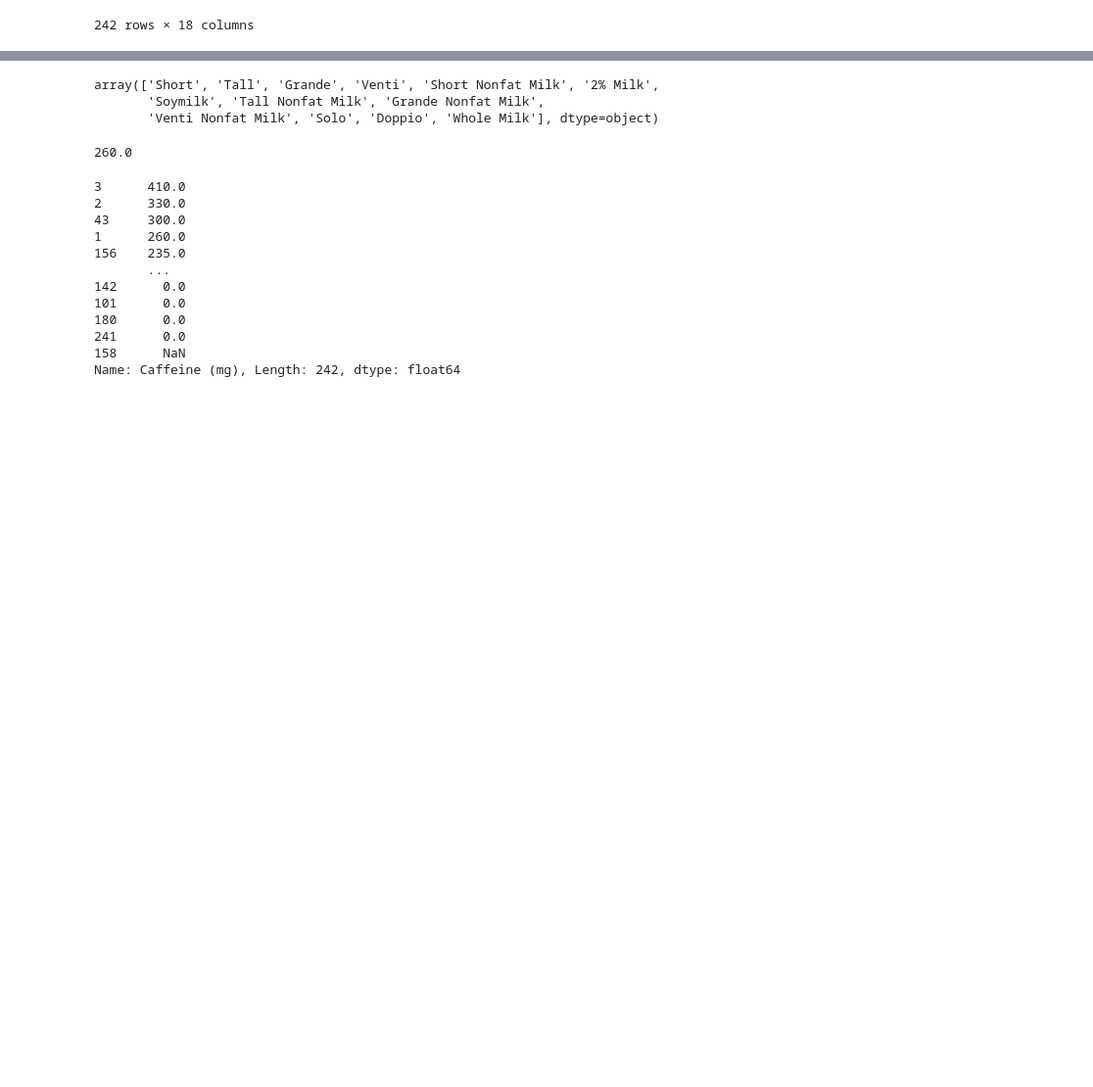
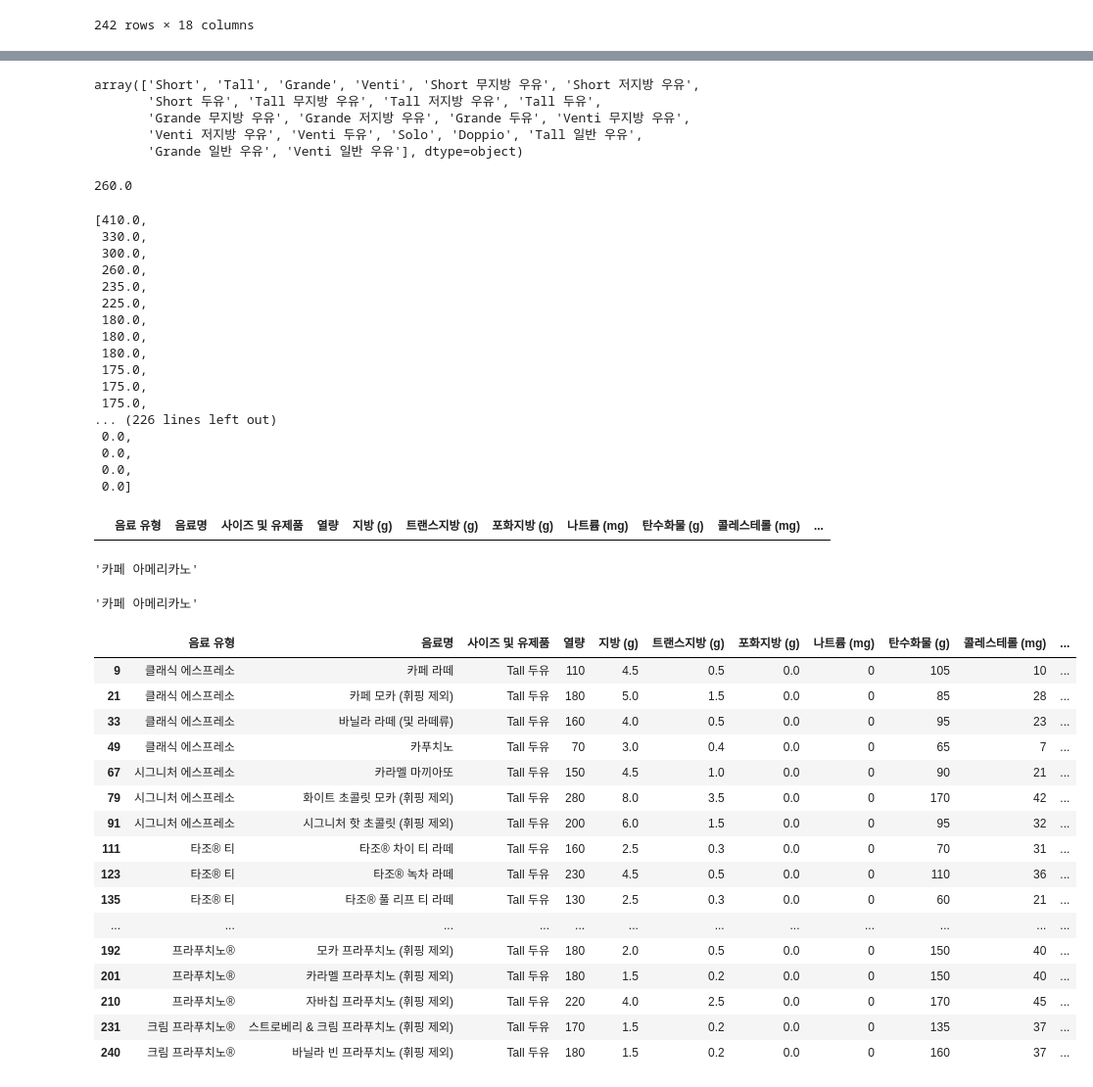
Before and after one commit to codekookiz/recom-starbucks-app, a Jupyter notebook: jupyter_notebook/menu_data.ipynb, the cells around one changed output, grey strips where cells are left out. Shown at 98% size. Cells and saved outputs as stored; diff of their text form; code cells hidden in the pictures; blank space fills up the shorter version.

```diff
--- a/jupyter_notebook/menu_data.ipynb
+++ b/jupyter_notebook/menu_data.ipynb
@@ -77,3 +104,3 @@ df_drink
 # %%
-df_drink.to_csv('../data/menu_data.csv', index=False)
+df_drink = pd.read_csv('../data/menu_data.csv')
 # %%
@@ -83,7 +110,9 @@ df_drink['Caffeine (mg)'].mean()
 # %%
-df_drink['Beverage_prep'].unique()
+df_drink['사이즈 및 유제품'].unique()
 # %% [output]
-array(['Short', 'Tall', 'Grande', 'Venti', 'Short Nonfat Milk', '2% Milk',
-       'Soymilk', 'Tall Nonfat Milk', 'Grande Nonfat Milk',
-       'Venti Nonfat Milk', 'Solo', 'Doppio', 'Whole Milk'], dtype=object)
+array(['Short', 'Tall', 'Grande', 'Venti', 'Short 무지방 우유', 'Short 저지방 우유',
+       'Short 두유', 'Tall 무지방 우유', 'Tall 저지방 우유', 'Tall 두유',
+       'Grande 무지방 우유', 'Grande 저지방 우유', 'Grande 두유', 'Venti 무지방 우유',
+       'Venti 저지방 우유', 'Venti 두유', 'Solo', 'Doppio', 'Tall 일반 우유',
+       'Grande 일반 우유', 'Venti 일반 우유'], dtype=object)
 # %%
@@ -91,17 +120,57 @@ df_drink.loc[(df_drink['Beverage'] == 'Brewed Coffee') & (df_drink['Beverage_pre
 # %% [output]
 260.0
+# %%
+df_drink = df_drink.loc[df_drink['사이즈 및 유제품'] == 'Tall', :]
 # %%
-caffeine_order = df_drink['Caffeine (mg)'].sort_values(ascending=False).values.tolist()
+caffeine_order = df_drink['카페인 (mg)'].sort_values(ascending=False).values.tolist()
+caffeine_order
 # %% [output]
-3      410.0
-2      330.0
-43     300.0
-1      260.0
-156    235.0
-       ...
-142      0.0
-101      0.0
-180      0.0
-241      0.0
-158      NaN
-Name: Caffeine (mg), Length: 242, dtype: float64
+[410.0,
+ 330.0,
+ 300.0,
+ 260.0,
+ 235.0,
+ 225.0,
+ 180.0,
+ 180.0,
+ 180.0,
+ 175.0,
+ 175.0,
+ 175.0,
+... (226 lines left out)
+ 0.0,
+ 0.0,
+ 0.0,
+ 0.0]
+# %%
+df_drink.loc[(df_drink['카페인 (mg)'] == caffeine_order[0]) & (df_drink['사이즈 및 유제품'] == 'Tall'), :]
+# %% [output]
+|  | 음료 유형 | 음료명 | 사이즈 및 유제품 | 열량 | 지방 (g) | 트랜스지방 (g) | 포화지방 (g) | 나트륨 (mg) | 탄수화물 (g) | 콜레스테롤 (mg) | ... |
+# %%
+df_drink.loc[(df_drink['카페인 (mg)'] == 150) & (df_drink['사이즈 및 유제품'] == 'Tall'), :].reset_index().iloc[0].to_frame().loc['음료명', :].values[0]
+# %% [output]
+'카페 아메리카노'
+# %%
+df_drink.loc[(df_drink['카페인 (mg)'] == 150) & (df_drink['사이즈 및 유제품'] == 'Tall'), :].reset_index().loc[0, '음료명':].values[0]
+# %% [output]
+'카페 아메리카노'
+# %%
+df_drink.loc[df_drink['사이즈 및 유제품'] == "Tall 두유", :]
+# %% [output]
+|  | 음료 유형 | 음료명 | 사이즈 및 유제품 | 열량 | 지방 (g) | 트랜스지방 (g) | 포화지방 (g) | 나트륨 (mg) | 탄수화물 (g) | 콜레스테롤 (mg) | ... |
+| 9 | 클래식 에스프레소 | 카페 라떼 | Tall 두유 | 110 | 4.5 | 0.5 | 0.0 | 0 | 105 | 10 | ... |
+| 21 | 클래식 에스프레소 | 카페 모카 (휘핑 제외) | Tall 두유 | 180 | 5.0 | 1.5 | 0.0 | 0 | 85 | 28 | ... |
+| 33 | 클래식 에스프레소 | 바닐라 라떼 (및 라떼류) | Tall 두유 | 160 | 4.0 | 0.5 | 0.0 | 0 | 95 | 23 | ... |
+| 49 | 클래식 에스프레소 | 카푸치노 | Tall 두유 | 70 | 3.0 | 0.4 | 0.0 | 0 | 65 | 7 | ... |
+| 67 | 시그니처 에스프레소 | 카라멜 마끼아또 | Tall 두유 | 150 | 4.5 | 1.0 | 0.0 | 0 | 90 | 21 | ... |
+| 79 | 시그니처 에스프레소 | 화이트 초콜릿 모카 (휘핑 제외) | Tall 두유 | 280 | 8.0 | 3.5 | 0.0 | 0 | 170 | 42 | ... |
+| 91 | 시그니처 에스프레소 | 시그니처 핫 초콜릿 (휘핑 제외) | Tall 두유 | 200 | 6.0 | 1.5 | 0.0 | 0 | 95 | 32 | ... |
+| 111 | 타조® 티 | 타조® 차이 티 라떼 | Tall 두유 | 160 | 2.5 | 0.3 | 0.0 | 0 | 70 | 31 | ... |
+| 123 | 타조® 티 | 타조® 녹차 라떼 | Tall 두유 | 230 | 4.5 | 0.5 | 0.0 | 0 | 110 | 36 | ... |
+| 135 | 타조® 티 | 타조® 풀 리프 티 라떼 | Tall 두유 | 130 | 2.5 | 0.3 | 0.0 | 0 | 60 | 21 | ... |
+| ... | ... | ... | ... | ... | ... | ... | ... | ... | ... | ... | ... |
+| 192 | 프라푸치노® | 모카 프라푸치노 (휘핑 제외) | Tall 두유 | 180 | 2.0 | 0.5 | 0.0 | 0 | 150 | 40 | ... |
+| 201 | 프라푸치노® | 카라멜 프라푸치노 (휘핑 제외) | Tall 두유 | 180 | 1.5 | 0.2 | 0.0 | 0 | 150 | 40 | ... |
+| 210 | 프라푸치노® | 자바칩 프라푸치노 (휘핑 제외) | Tall 두유 | 220 | 4.0 | 2.5 | 0.0 | 0 | 170 | 45 | ... |
+| 231 | 크림 프라푸치노® | 스트로베리 & 크림 프라푸치노 (휘핑 제외) | Tall 두유 | 170 | 1.5 | 0.2 | 0.0 | 0 | 135 | 37 | ... |
+| 240 | 크림 프라푸치노® | 바닐라 빈 프라푸치노 (휘핑 제외) | Tall 두유 | 180 | 1.5 | 0.2 | 0.0 | 0 | 160 | 37 | ... |
```
Also changed, not shown: parts of 13 cells of this notebook, 4 other files.
